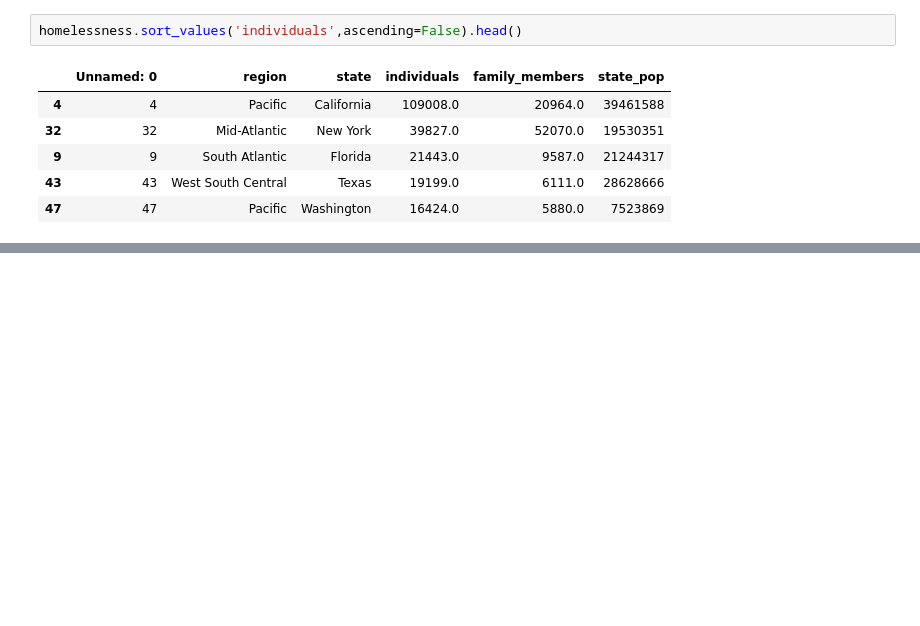
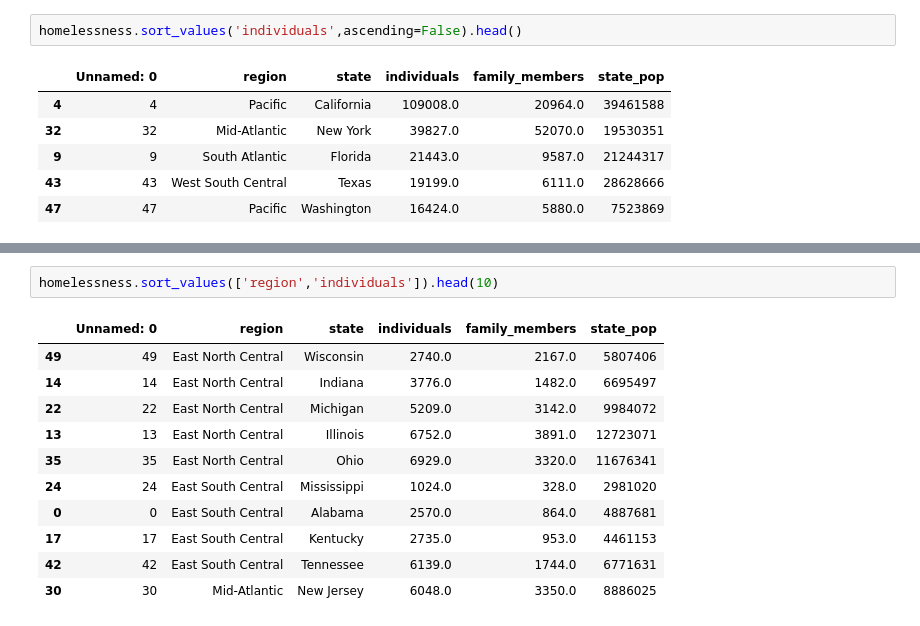
Before and after one commit to UvoChrollo/Pythonista, a Jupyter notebook: Notebook/Data Manipulation/Introduction to Data Manipulation.ipynb, the cells around one changed output, grey strips where cells are left out. Cells and saved outputs as stored; diff of their text form; blank space fills up the shorter version.

```diff
--- a/Notebook/Data Manipulation/Introduction to Data Manipulation.ipynb
+++ b/Notebook/Data Manipulation/Introduction to Data Manipulation.ipynb
@@ -116,0 +126,14 @@ homelessness.sort_values('individuals',ascending=False).head()
+# %%
+homelessness.sort_values(['region','individuals']).head(10)
+# %% [output]
+|  | Unnamed: 0 | region | state | individuals | family_members | state_pop |
+| 49 | 49 | East North Central | Wisconsin | 2740.0 | 2167.0 | 5807406 |
+| 14 | 14 | East North Central | Indiana | 3776.0 | 1482.0 | 6695497 |
+| 22 | 22 | East North Central | Michigan | 5209.0 | 3142.0 | 9984072 |
+| 13 | 13 | East North Central | Illinois | 6752.0 | 3891.0 | 12723071 |
+| 35 | 35 | East North Central | Ohio | 6929.0 | 3320.0 | 11676341 |
+| 24 | 24 | East South Central | Mississippi | 1024.0 | 328.0 | 2981020 |
+| 0 | 0 | East South Central | Alabama | 2570.0 | 864.0 | 4887681 |
+| 17 | 17 | East South Central | Kentucky | 2735.0 | 953.0 | 4461153 |
+| 42 | 42 | East South Central | Tennessee | 6139.0 | 1744.0 | 6771631 |
+| 30 | 30 | Mid-Atlantic | New Jersey | 6048.0 | 3350.0 | 8886025 |
```
Also changed, not shown: parts of 4 cells of this notebook.
